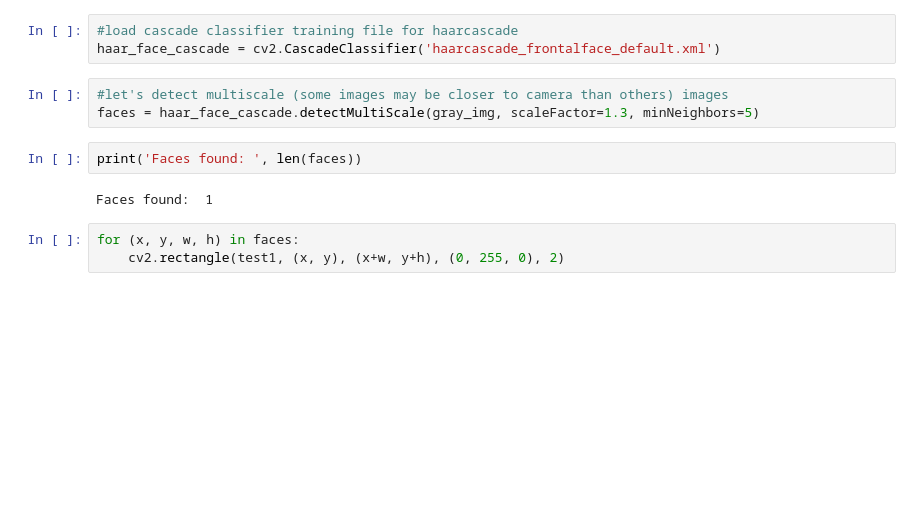
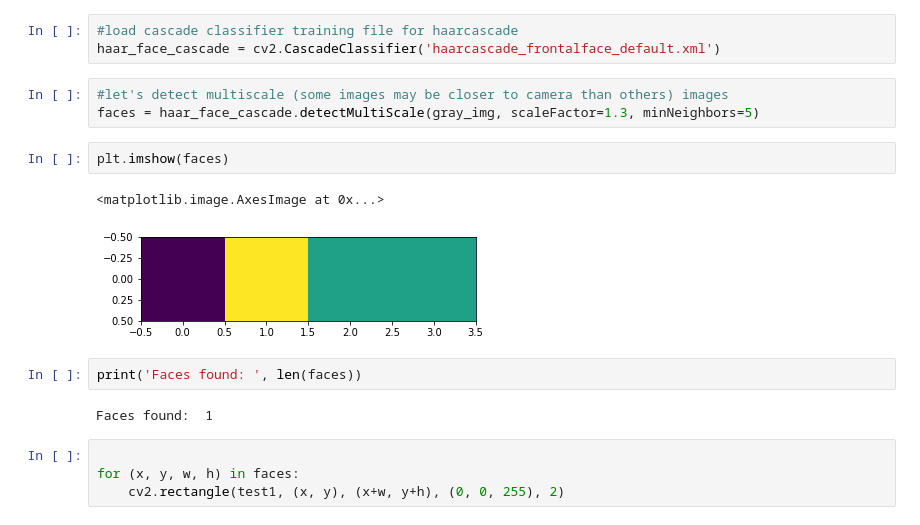
Before and after one commit to KTune/Detection_Project, a Jupyter notebook: Faces.ipynb, the cells around one changed output. Saved outputs shown, nothing was run; the diff lists cells and outputs as text; blank space fills up the shorter version.

```diff
--- a/Faces.ipynb
+++ b/Faces.ipynb
@@ -25,13 +26,19 @@ haar_face_cascade = cv2.CascadeClassifier('haarcascade_frontalface_default.xml')
 # %%
 #let's detect multiscale (some images may be closer to camera than others) images
 faces = haar_face_cascade.detectMultiScale(gray_img, scaleFactor=1.3, minNeighbors=5)
+# %%
+plt.imshow(faces)
+# %% [output]
+<matplotlib.image.AxesImage at 0x...>
+[figure, added]
 # %%
 print('Faces found: ', len(faces))
 # %% [output]
 Faces found:  1
 # %%
+
 for (x, y, w, h) in faces:
-    cv2.rectangle(test1, (x, y), (x+w, y+h), (0, 255, 0), 2)
+    cv2.rectangle(test1, (x, y), (x+w, y+h), (0, 0, 255), 2)
 # %%
 #convert image to RGB and show image
 plt.imshow(convertToRGB(test1))
```
Also changed, not shown: parts of 12 cells of this notebook.
